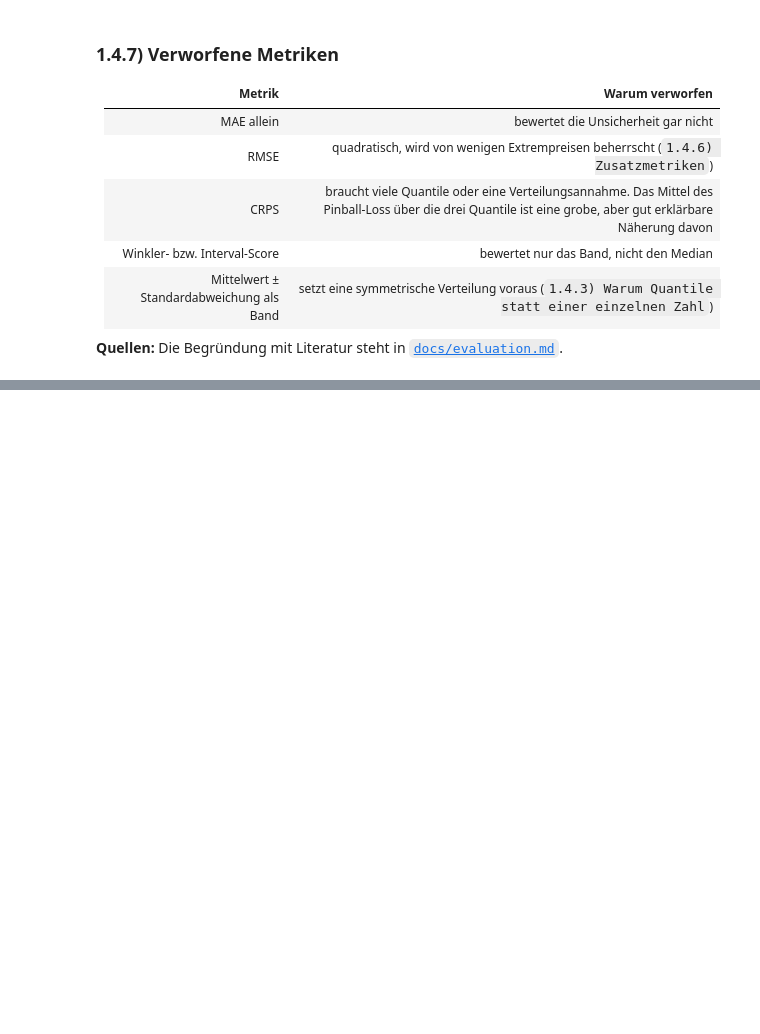
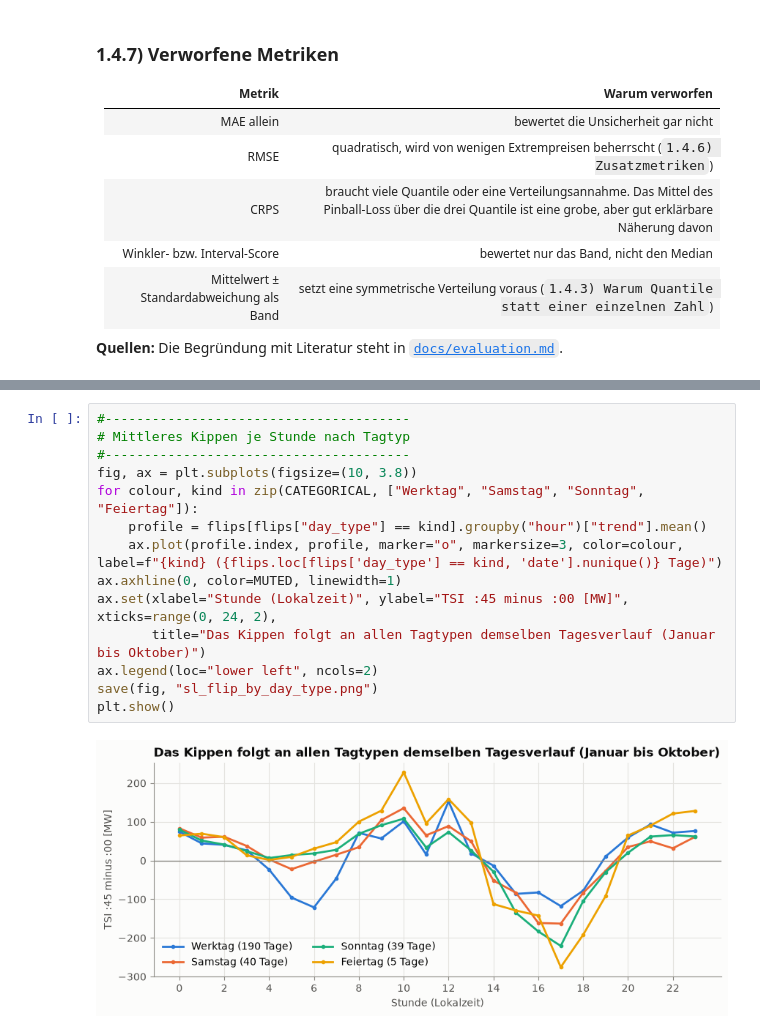
Before and after one commit to ibidreli/energy_price_prediction, a Jupyter notebook: notebooks/01_exploratory_data_analysis.ipynb, the cells around one changed output, grey strips where cells are left out. Saved outputs shown, nothing was run; the diff lists cells and outputs as text; blank space fills up the shorter version.

Commit message:
Deepen within-hour flip analysis and compare the 15-minute switch (#39)

```diff
--- a/notebooks/01_exploratory_data_analysis.ipynb
+++ b/notebooks/01_exploratory_data_analysis.ipynb
@@ -2336,0 +2481,16 @@ Hauptmetrik ist der mittlere Pinball-Loss, ergänzt durch MAE des Medians, Abdec
+# %%
+#---------------------------------------
+# Mittleres Kippen je Stunde nach Tagtyp
+#---------------------------------------
+fig, ax = plt.subplots(figsize=(10, 3.8))
+for colour, kind in zip(CATEGORICAL, ["Werktag", "Samstag", "Sonntag", "Feiertag"]):
+    profile = flips[flips["day_type"] == kind].groupby("hour")["trend"].mean()
+    ax.plot(profile.index, profile, marker="o", markersize=3, color=colour, label=f"{kind} ({flips.loc[flips['day_type'] == kind, 'date'].nunique()} Tage)")
+ax.axhline(0, color=MUTED, linewidth=1)
+ax.set(xlabel="Stunde (Lokalzeit)", ylabel="TSI :45 minus :00 [MW]", xticks=range(0, 24, 2),
+       title="Das Kippen folgt an allen Tagtypen demselben Tagesverlauf (Januar bis Oktober)")
+ax.legend(loc="lower left", ncols=2)
+save(fig, "sl_flip_by_day_type.png")
+plt.show()
+# %% [output]
+[figure, added]
```
Also changed, not shown: parts of 22 cells of this notebook, 6 other files.
